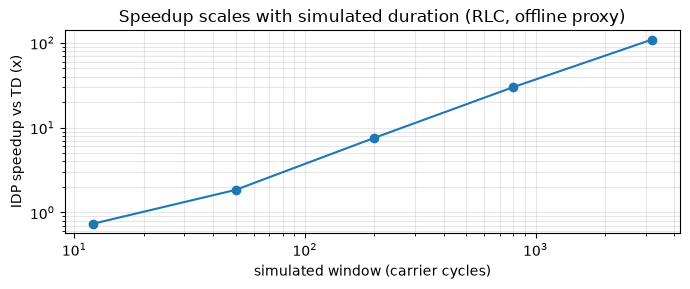
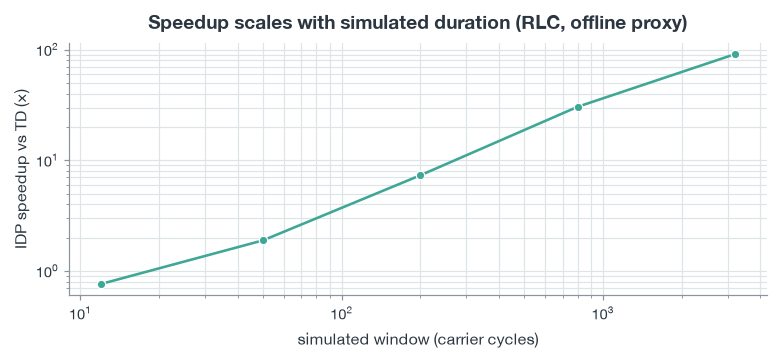
Unified diff of the notebook cell whose output changed from the first chart to the second:
--- before
+++ after
@@ -1,7 +1,8 @@
-fig, ax = plt.subplots(figsize=(7, 3))
-ax.loglog(windows, speedups, "o-")
+fig, ax = plt.subplots()
+ax.loglog(windows, speedups, "o-", color=PALETTE["teal"], mfc=PALETTE["teal"],
+          mec="white", mew=0.8)
 ax.set_xlabel("simulated window (carrier cycles)")
-ax.set_ylabel("IDP speedup vs TD (x)")
+ax.set_ylabel("IDP speedup vs TD (×)")
 ax.set_title("Speedup scales with simulated duration (RLC, offline proxy)")
-ax.grid(alpha=0.3, which="both")
+ax.grid(True, which="both")
 plt.tight_layout(); plt.show()

Commit: feat(notebooks): shared house style — professional figures + tables